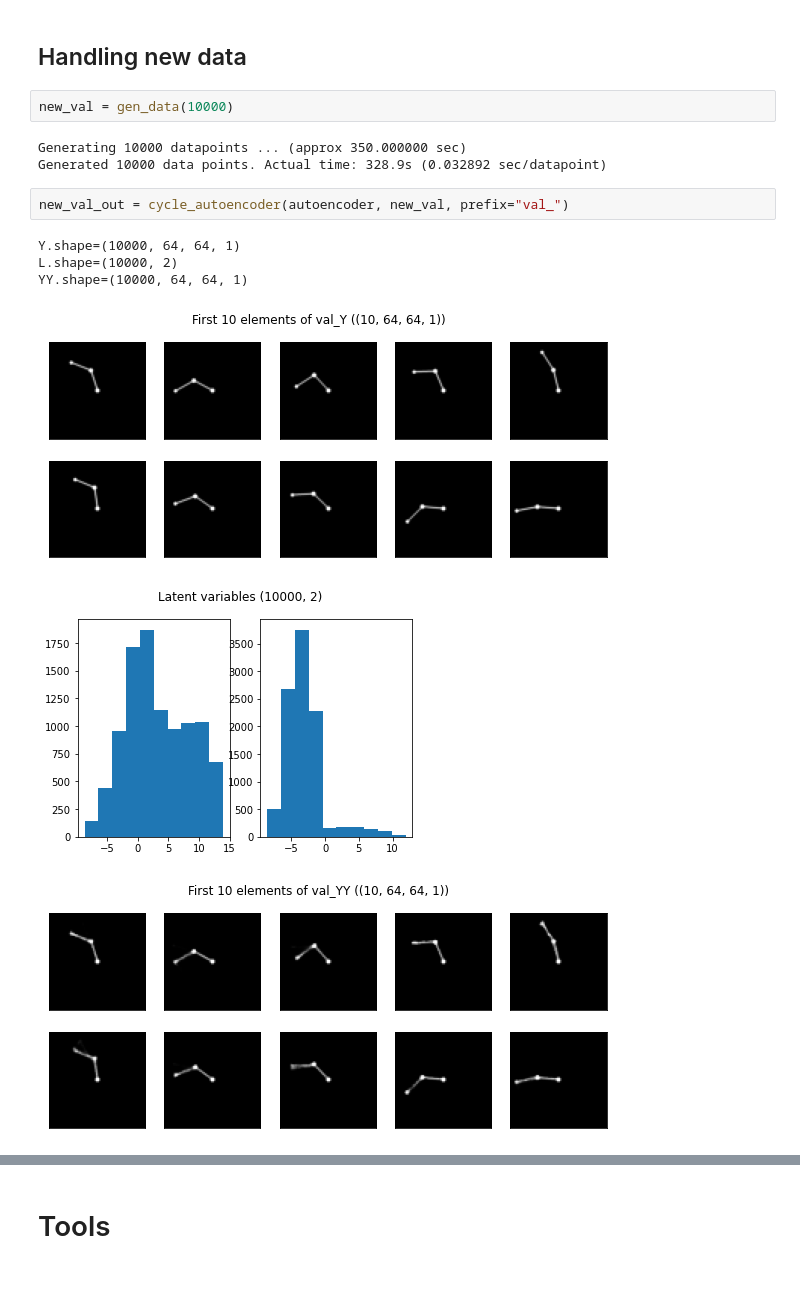
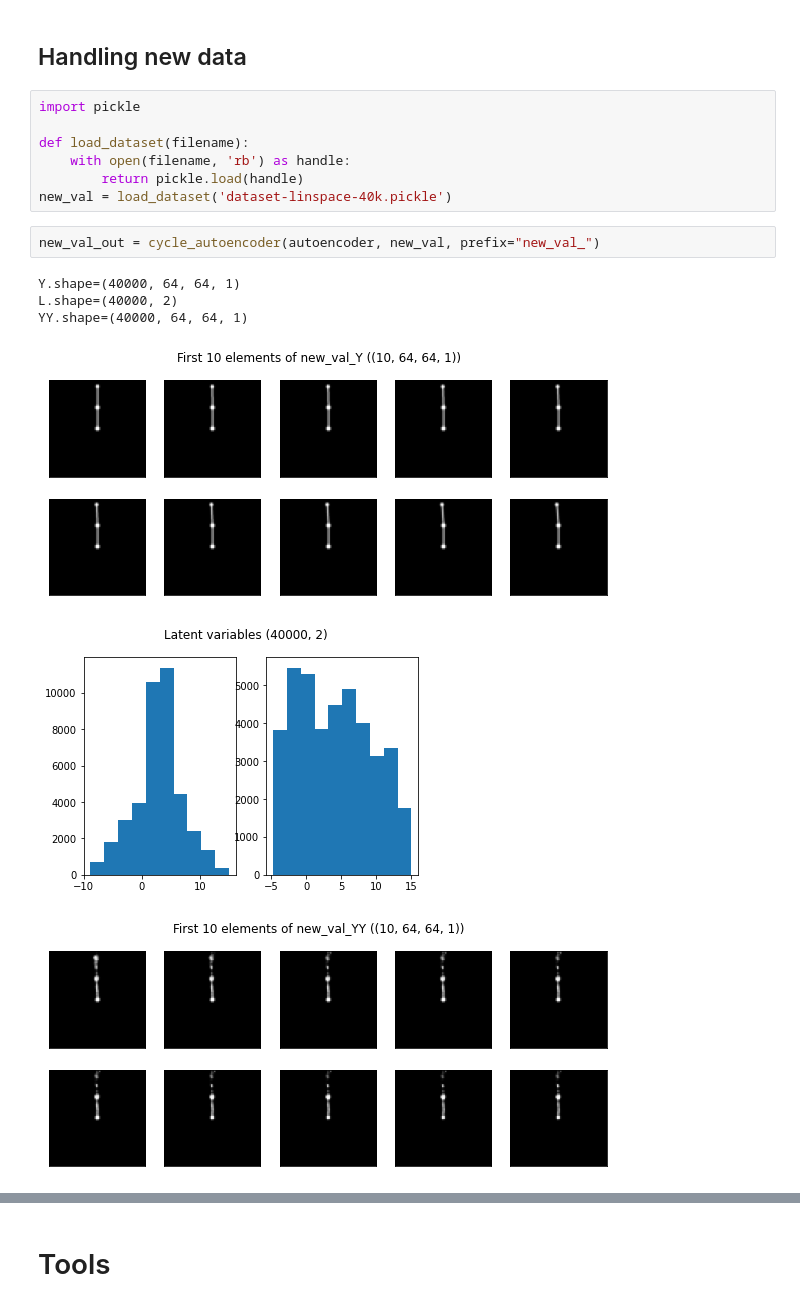
Before and after one commit to abbbe/autoenc, a Jupyter notebook: 20210302-vanilla-ae.ipynb, the cells around one changed output, grey strips where cells are left out. Cells and saved outputs as stored; diff of their text form; blank space fills up the shorter version.

```diff
--- a/20210302-vanilla-ae.ipynb
+++ b/20210302-vanilla-ae.ipynb
@@ -244,16 +253,18 @@ YY.shape=(100, 64, 64, 1)
 # %% [markdown]
 ## Handling new data
-# %%
-new_val = gen_data(10000)
-# %% [output]
-Generating 10000 datapoints ... (approx 350.000000 sec)
-Generated 10000 data points. Actual time: 328.9s (0.032892 sec/datapoint)
+# %%
+import pickle
+
+def load_dataset(filename):
+    with open(filename, 'rb') as handle:
+        return pickle.load(handle)
+new_val = load_dataset('dataset-linspace-40k.pickle')
 # %%
-new_val_out = cycle_autoencoder(autoencoder, new_val, prefix="val_")
+new_val_out = cycle_autoencoder(autoencoder, new_val, prefix="new_val_")
 # %% [output]
-Y.shape=(10000, 64, 64, 1)
-L.shape=(10000, 2)
-YY.shape=(10000, 64, 64, 1)
+Y.shape=(40000, 64, 64, 1)
+L.shape=(40000, 2)
+YY.shape=(40000, 64, 64, 1)
-[figure, old version]
+[figure, new version]
-[figure, old version]
+[figure, new version]
-[figure, old version]
+[figure, new version]
```
Also changed, not shown: parts of 27 cells of this notebook, 3 other files.
